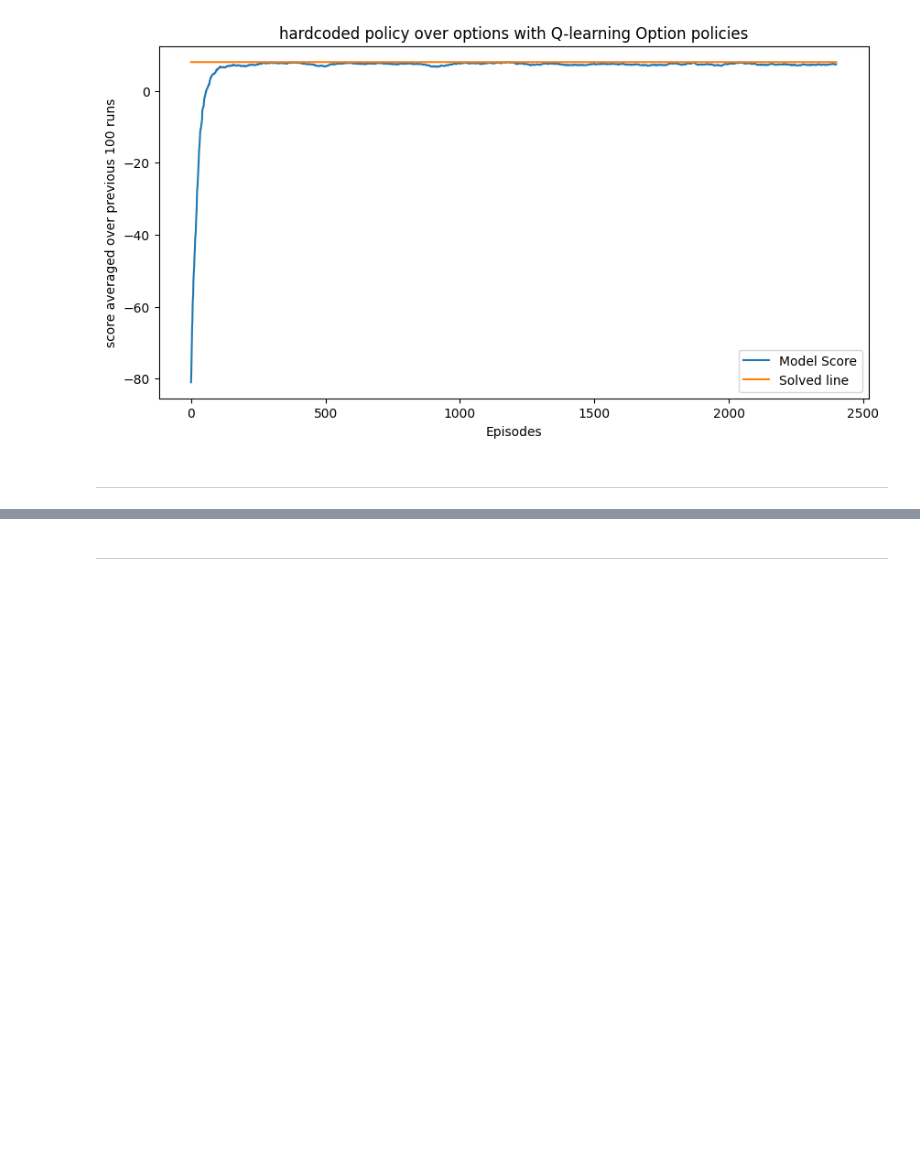
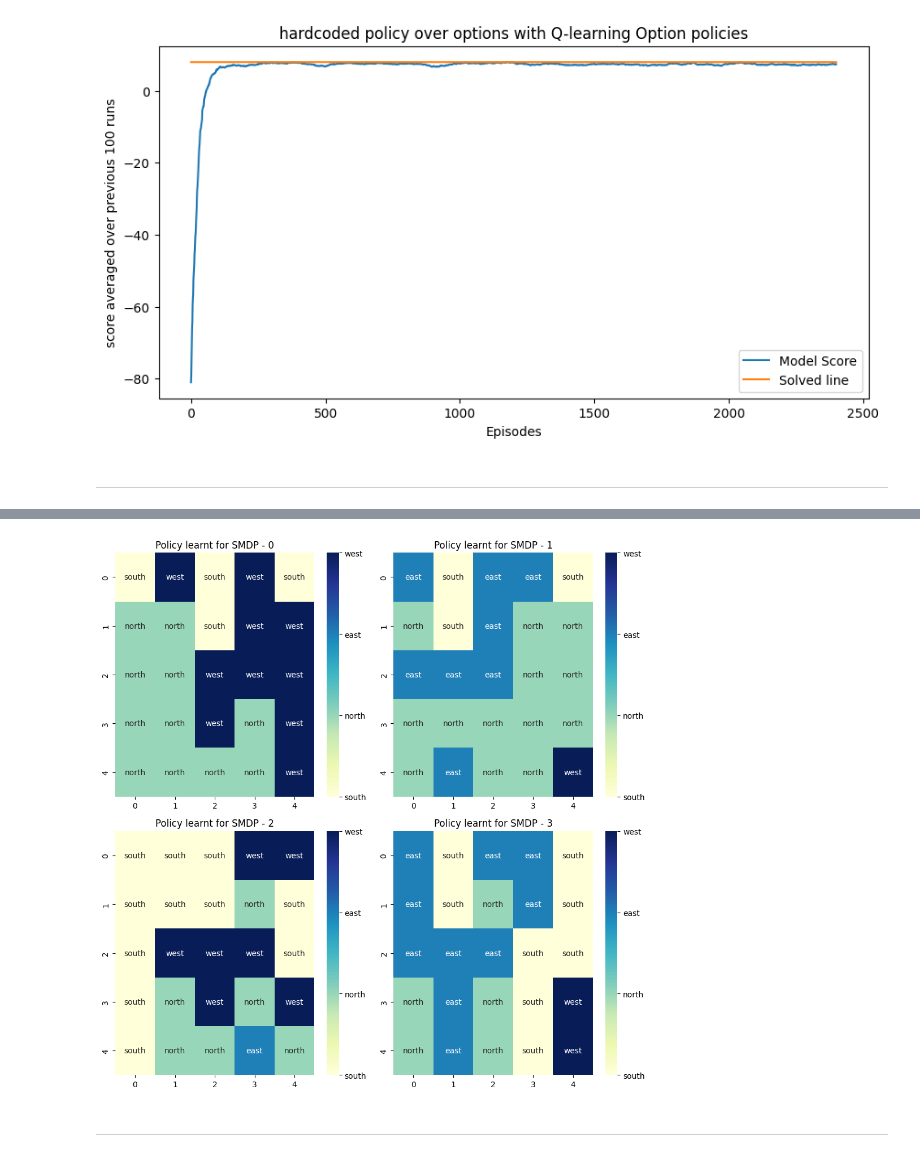
Before and after one commit to ArjunRameshV/RL_2024_PA_3, a Jupyter notebook: Assignment.ipynb, the cells around one changed output, grey strips where cells are left out. Cells and saved outputs as stored; diff of their text form; code cells hidden in the pictures; blank space fills up the shorter version.

Commit message:
feat(rl): Add policy viz

```diff
--- a/Assignment.ipynb
+++ b/Assignment.ipynb
@@ -48,6 +48,26 @@ def compare_learning_rewards(rewards_history_list, iterations = 100, title = "Co
     plt.ylabel('score averaged over previous 100 runs')
     plt.title(title)
     plt.legend()
+# %%
+def visualize_policy(options_policy, figsize=(10, 10), model_name="Title"):
+  fig, axes = plt.subplots(nrows=2, ncols=2, figsize=(10, 10))
+  axes = axes.flatten()
+
+  labels = {0: 'south', 1: 'north', 2: 'east', 3: 'west'}
+
+  for i, (ind, option) in enumerate(options_policy.items()):
+      annot_text = np.vectorize(labels.get)(np.argmax(option.q_value, axis=1).reshape(5, 5))
+      ax = axes[i]
+      ax = sns.heatmap(np.argmax(option.q_value, axis=1).reshape(5, 5), ax=ax, annot=annot_text, fmt='', cmap="YlGnBu")
+      ax.set_title(f"Policy learnt for {model_name} - {ind}")
+
+      # Customize colorbar
+      cbar = ax.collections[0].colorbar
+      cbar.set_ticks([i for i in range(4)])
+      cbar.set_ticklabels(['south', 'north', 'east', 'west'])
+
+  plt.tight_layout()
+  plt.show()
 # %% [markdown]
 ### The Options
 # %% [markdown]
@@ -237,3 +257,7 @@ plot_average_reward(rewards_history_p2, title='SMDP over options with Q-learning
+# %%
+visualize_policy(options, model_name="SMDP")
+# %% [output]
+[figure, added]
 # %% [markdown]
 ---
 # %%
```
Also changed, not shown: parts of 3 cells of this notebook.
